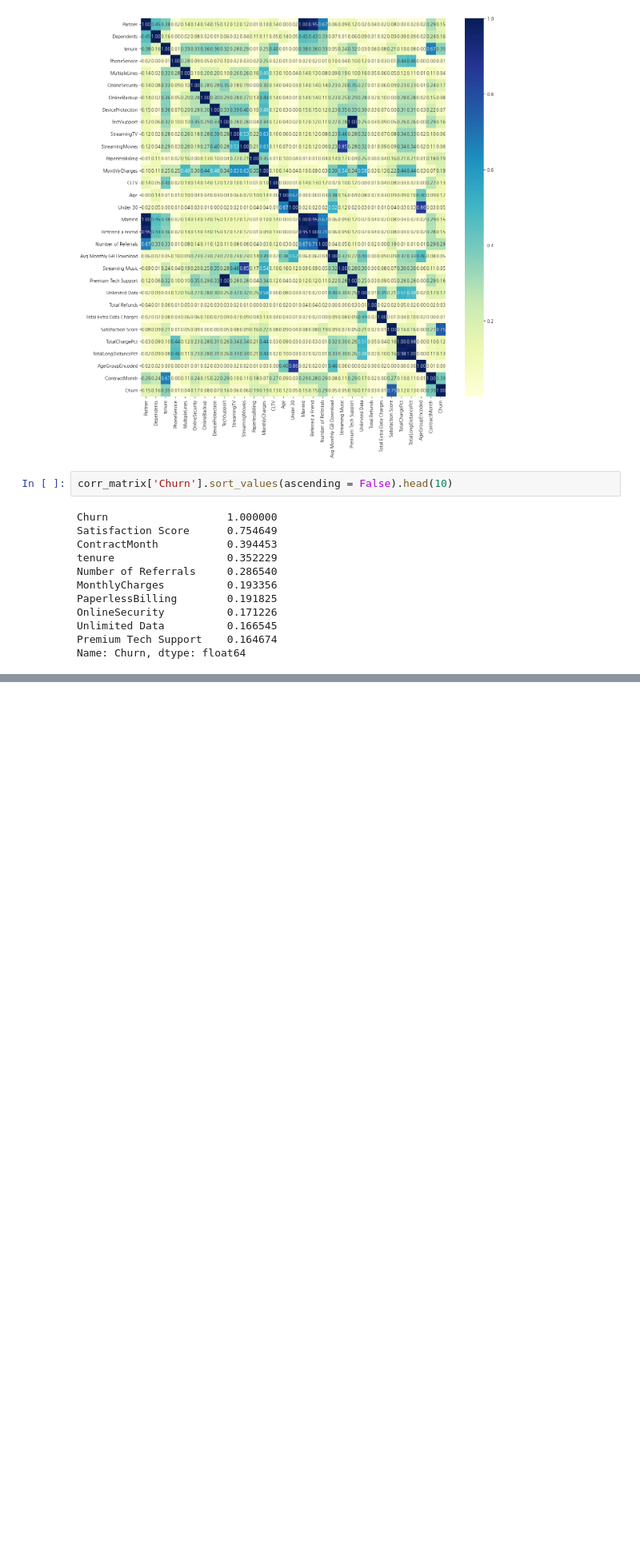
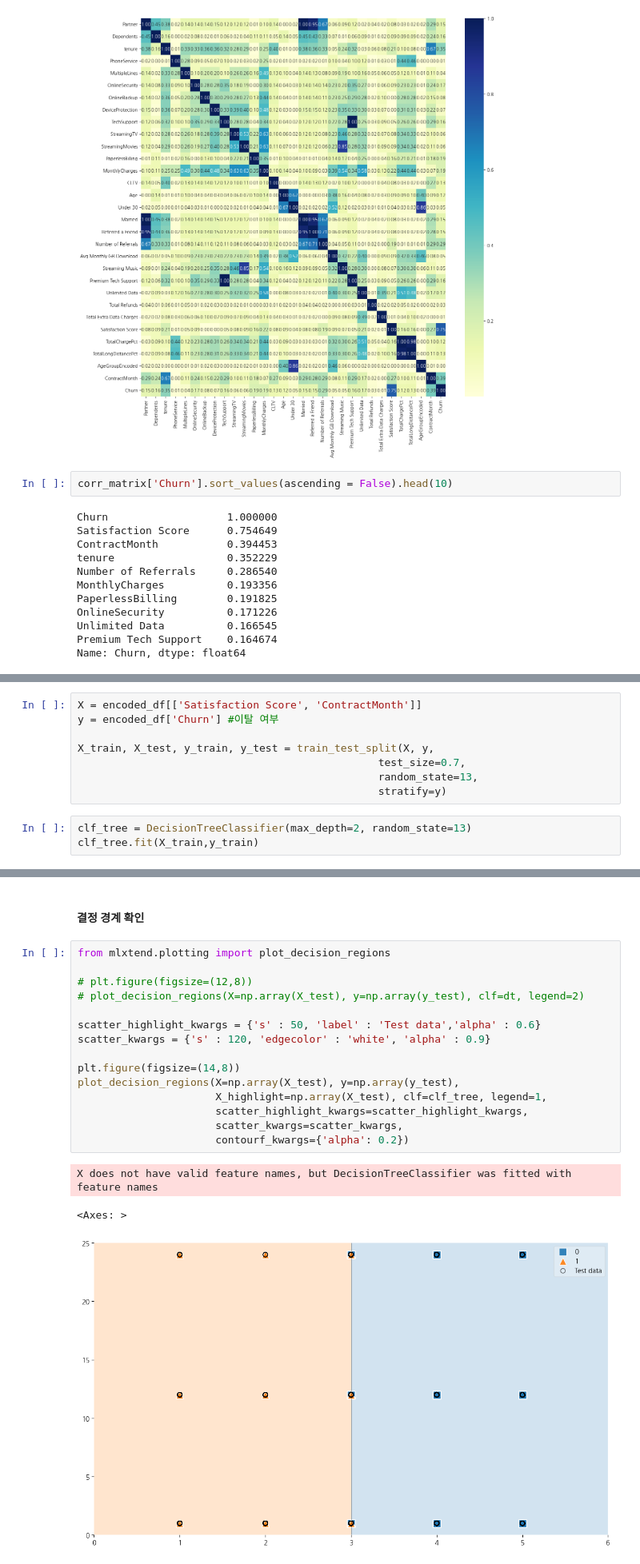
Before and after one commit to skywalker221-Minsoo/-DS-_ZeroBase_ML_Project, a Jupyter notebook: 장윤영/Telcom_Customer_Churn.ipynb, the cells around one changed output, grey strips where cells are left out. Shown at 80% size. Saved outputs shown, nothing was run; the diff lists cells and outputs as text; blank space fills up the shorter version.

Commit message:
Machine Learing : DecisionTree, LogisticRegression

```diff
--- a/장윤영/Telcom_Customer_Churn.ipynb
+++ b/장윤영/Telcom_Customer_Churn.ipynb
@@ -740,0 +766,11 @@ Name: Churn, dtype: float64
+# %%
+X = encoded_df[['Satisfaction Score', 'ContractMonth']]
+y = encoded_df['Churn'] #이탈 여부
+
+X_train, X_test, y_train, y_test = train_test_split(X, y,
+                                                test_size=0.7,
+                                                random_state=13,
+                                                stratify=y)
+# %%
+clf_tree = DecisionTreeClassifier(max_depth=2, random_state=13)
+clf_tree.fit(X_train,y_train)
@@ -740,0 +789,21 @@ Name: Churn, dtype: float64
+# %% [markdown]
+#### 결정 경계 확인
+# %%
+from mlxtend.plotting import plot_decision_regions
+
+# plt.figure(figsize=(12,8))
+# plot_decision_regions(X=np.array(X_test), y=np.array(y_test), clf=dt, legend=2)
+
+scatter_highlight_kwargs = {'s' : 50, 'label' : 'Test data','alpha' : 0.6}
+scatter_kwargs = {'s' : 120, 'edgecolor' : 'white', 'alpha' : 0.9}
+
+plt.figure(figsize=(14,8))
+plot_decision_regions(X=np.array(X_test), y=np.array(y_test),
+                      X_highlight=np.array(X_test), clf=clf_tree, legend=1,
+                      scatter_highlight_kwargs=scatter_highlight_kwargs,
+                      scatter_kwargs=scatter_kwargs,
+                      contourf_kwargs={'alpha': 0.2})
+# %% [output]
+X does not have valid feature names, but DecisionTreeClassifier was fitted with feature names
+<Axes: >
+[figure, added]
```
Also changed, not shown: parts of 32 cells of this notebook.
